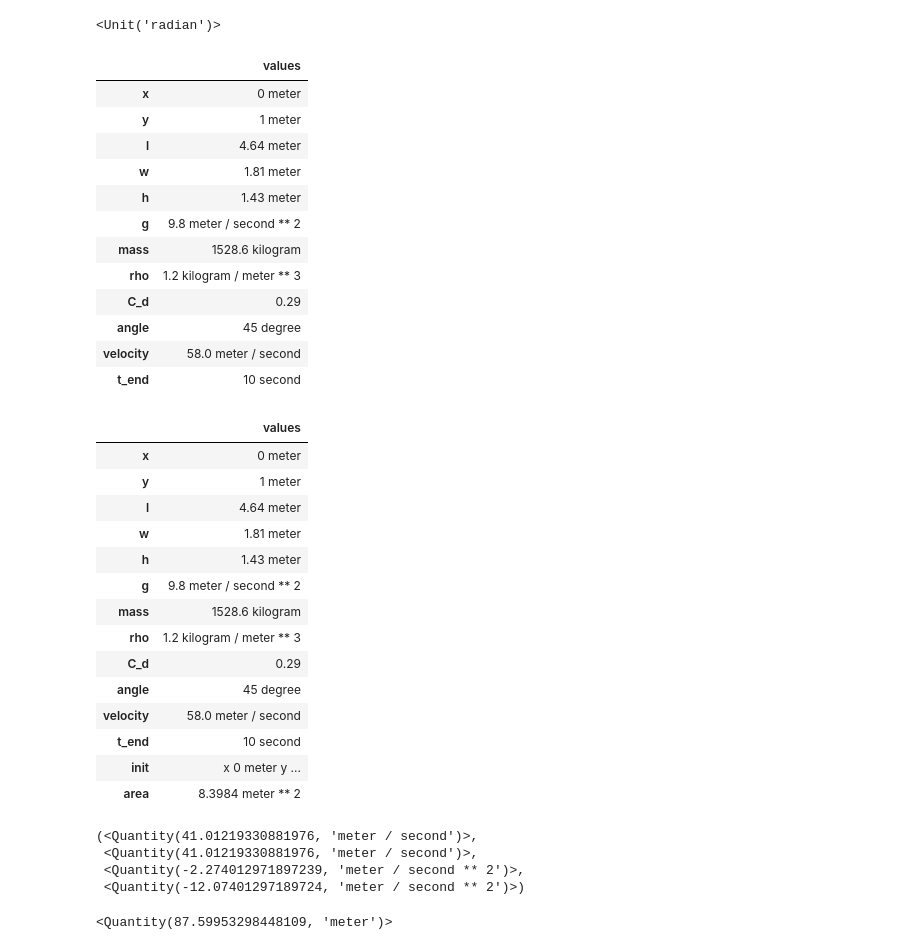
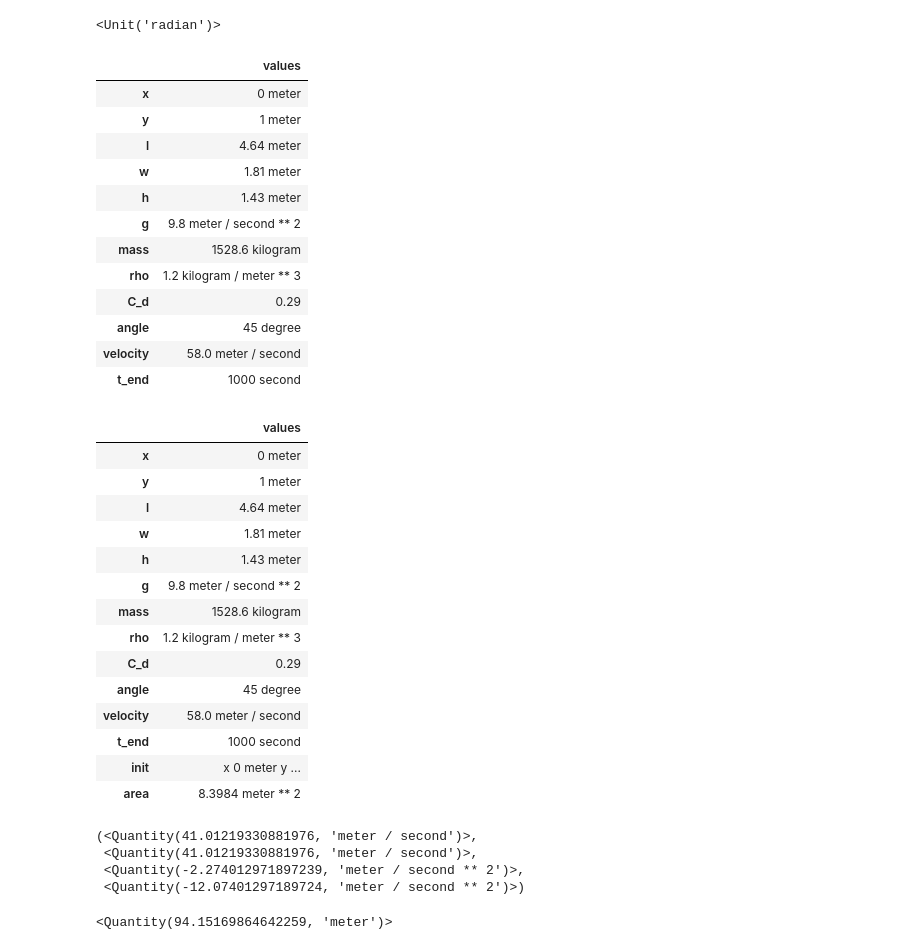
Before and after one commit to Riya-1/ModSim-Project3, a Jupyter notebook: Project 3 - Odalys and Riya.ipynb, the cells around one changed output. Cells and saved outputs as stored; diff of their text form; code cells hidden in the pictures.

```diff
--- a/Project 3 - Odalys and Riya.ipynb
+++ b/Project 3 - Odalys and Riya.ipynb
@@ -20,30 +20,30 @@ radian = UNITS.radian
 # %%
 params = Params(x = 0 * m,
                 y = 1 * m,
                 l = 4.64 * m,
                 w = 1.81 * m,
                 h = 1.43 * m,
                 g = 9.8 * m/s**2,
                 mass = 1528.6 * kg,
                 rho = 1.2 * kg/m**3,
                 C_d = 0.29,
                 angle = 45 * degree,
                 velocity = 58 * m / s,
-                t_end = 10 * s)
+                t_end = 1000 * s)
 # %% [output]
 |  | values |
 | x | 0 meter |
 | y | 1 meter |
 | l | 4.64 meter |
 | w | 1.81 meter |
 | h | 1.43 meter |
 | g | 9.8 meter / second ** 2 |
 | mass | 1528.6 kilogram |
 | rho | 1.2 kilogram / meter ** 3 |
 | C_d | 0.29 |
 | angle | 45 degree |
 | velocity | 58.0 meter / second |
-| t_end | 10 second |
+| t_end | 1000 second |
 # %%
 def make_system(params):
     """Make a system object.
@@ -83,7 +83,7 @@ system = make_system(params)
 | C_d | 0.29 |
 | angle | 45 degree |
 | velocity | 58.0 meter / second |
-| t_end | 10 second |
+| t_end | 1000 second |
 | init | x 0 meter y ... |
 | area | 8.3984 meter ** 2 |
 # %%
@@ -157,4 +157,4 @@ def height_func(angle, params):
 # %%
 height_func(80, params)
 # %% [output]
-<Quantity(87.59953298448109, 'meter')>
+<Quantity(94.15169864642259, 'meter')>
```
Also changed, not shown: parts of 14 cells of this notebook.
